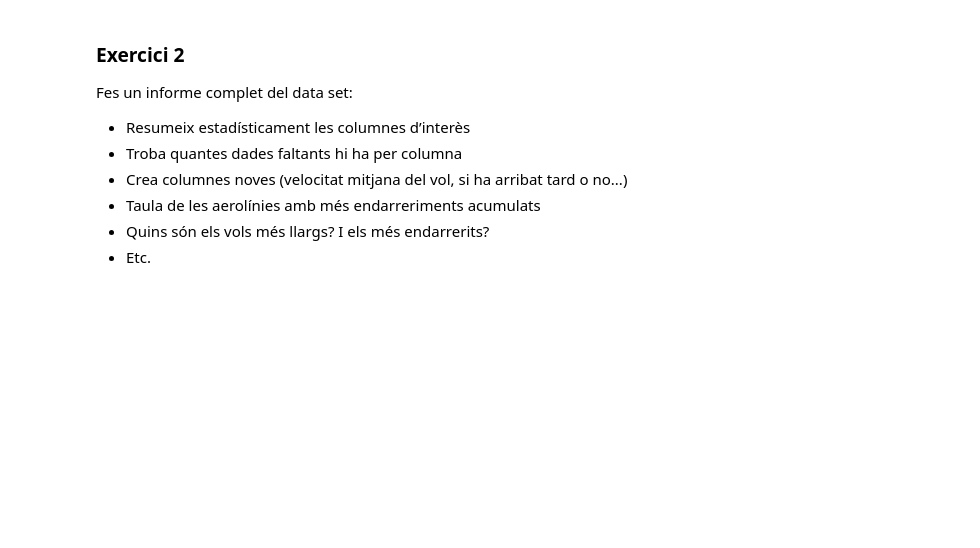
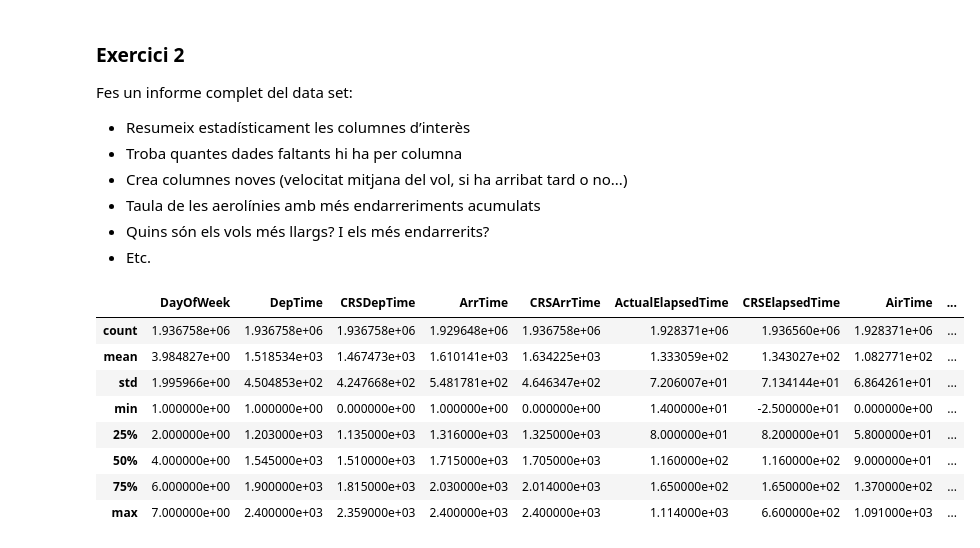
Before and after one commit to davifebdn/estructures_Dataframe, a Jupyter notebook: Data_Science_Sprint_2_T05_Exploració_de_les_dades.ipynb, the cells around one changed output. Cells and saved outputs as stored; diff of their text form; code cells hidden in the pictures; blank space fills up the shorter version.

```diff
--- a/Data_Science_Sprint_2_T05_Exploració_de_les_dades.ipynb
+++ b/Data_Science_Sprint_2_T05_Exploració_de_les_dades.ipynb
@@ -153,3 +153,15 @@ Fes un informe complet del data set:
  *   Taula de les aerolínies amb més endarreriments acumulats
  *   Quins són els vols més llargs? I els més endarrerits?
  *   Etc.
+# %%
+df4.describe()
+# %% [output]
+|  | DayOfWeek | DepTime | CRSDepTime | ArrTime | CRSArrTime | ActualElapsedTime | CRSElapsedTime | AirTime | ... |
+| count | 1.936758e+06 | 1.936758e+06 | 1.936758e+06 | 1.929648e+06 | 1.936758e+06 | 1.928371e+06 | 1.936560e+06 | 1.928371e+06 | ... |
+| mean | 3.984827e+00 | 1.518534e+03 | 1.467473e+03 | 1.610141e+03 | 1.634225e+03 | 1.333059e+02 | 1.343027e+02 | 1.082771e+02 | ... |
+| std | 1.995966e+00 | 4.504853e+02 | 4.247668e+02 | 5.481781e+02 | 4.646347e+02 | 7.206007e+01 | 7.134144e+01 | 6.864261e+01 | ... |
+| min | 1.000000e+00 | 1.000000e+00 | 0.000000e+00 | 1.000000e+00 | 0.000000e+00 | 1.400000e+01 | -2.500000e+01 | 0.000000e+00 | ... |
+| 25% | 2.000000e+00 | 1.203000e+03 | 1.135000e+03 | 1.316000e+03 | 1.325000e+03 | 8.000000e+01 | 8.200000e+01 | 5.800000e+01 | ... |
+| 50% | 4.000000e+00 | 1.545000e+03 | 1.510000e+03 | 1.715000e+03 | 1.705000e+03 | 1.160000e+02 | 1.160000e+02 | 9.000000e+01 | ... |
+| 75% | 6.000000e+00 | 1.900000e+03 | 1.815000e+03 | 2.030000e+03 | 2.014000e+03 | 1.650000e+02 | 1.650000e+02 | 1.370000e+02 | ... |
+| max | 7.000000e+00 | 2.400000e+03 | 2.359000e+03 | 2.400000e+03 | 2.400000e+03 | 1.114000e+03 | 6.600000e+02 | 1.091000e+03 | ... |
```
